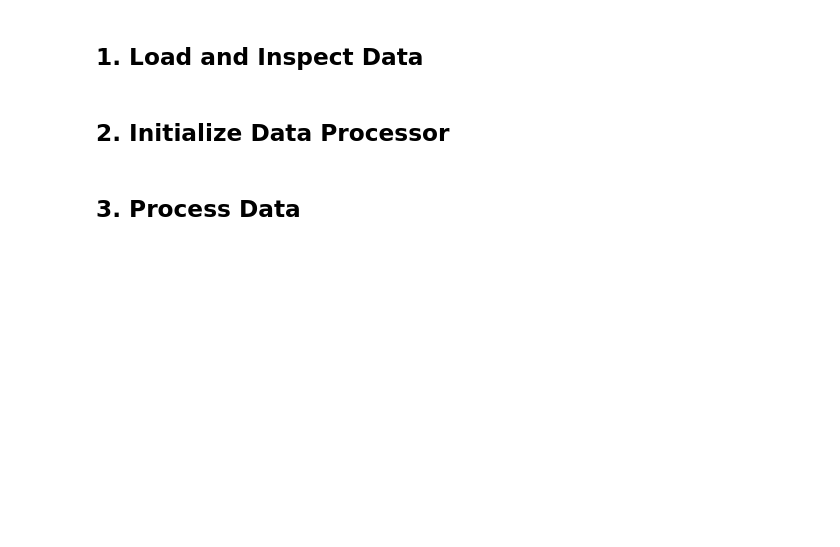
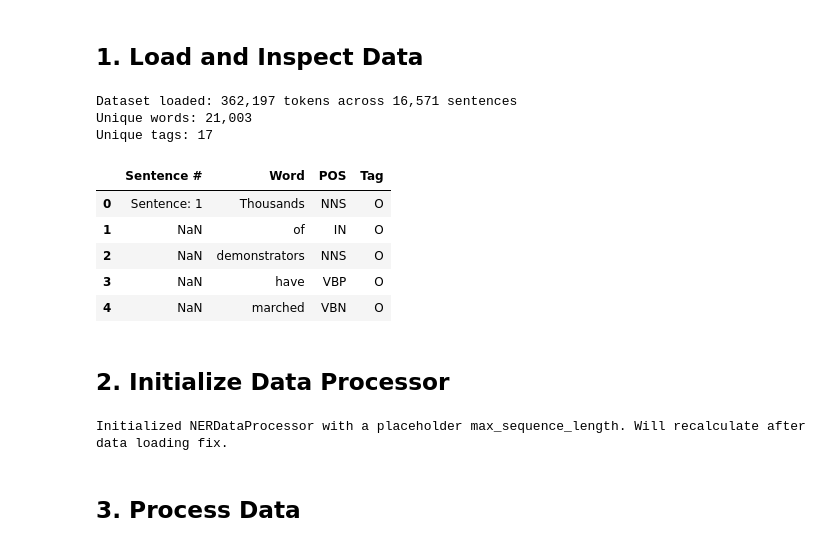
Before and after one commit to trehansalil/sentence_ner, a Jupyter notebook: notebooks/02_data_preprocessing.ipynb, the cells around one changed output. Drawn from its saved outputs; the diff is of its cells as text; code cells hidden in the pictures; blank space fills up the shorter version.

```diff
--- a/notebooks/02_data_preprocessing.ipynb
+++ b/notebooks/02_data_preprocessing.ipynb
@@ -36,14 +38,24 @@ pd.set_option('display.max_rows', 10)
 ## 1. Load and Inspect Data
 # %%
 # Load the dataset
-data_path = '../data/ner_dataset.csv'
+data_path = './data/ner_dataset.csv'
 df = load_dataset(data_path)
 
 print(f"Dataset loaded: {df.shape[0]:,} tokens across {df['Sentence #'].nunique():,} sentences")
 print(f"Unique words: {df['Word'].nunique():,}")
 print(f"Unique tags: {df['Tag'].nunique()}")
 
 # Show sample
 df.head()
+# %% [output]
+Dataset loaded: 362,197 tokens across 16,571 sentences
+Unique words: 21,003
+Unique tags: 17
+|  | Sentence # | Word | POS | Tag |
+| 0 | Sentence: 1 | Thousands | NNS | O |
+| 1 | NaN | of | IN | O |
+| 2 | NaN | demonstrators | NNS | O |
+| 3 | NaN | have | VBP | O |
+| 4 | NaN | marched | VBN | O |
 # %% [markdown]
 ## 2. Initialize Data Processor
@@ -65,2 +62,23 @@ print(f"\nInitialized NERDataProcessor with max_sequence_length={max_length}")
+# %%
+# Initialize the data processor
+# Set max_sequence_length based on sentence length analysis
+sentence_lengths = df.groupby('Sentence #').size()
+# Recalculate sentence_lengths based on the corrected data loading
+# The previous calculation was incorrect due to the data loading issue
+# We need to reload the data correctly first to get meaningful sentence lengths
+
+# For now, initialize with a reasonable default or a value derived from the first few rows if possible
+# A better approach is to fix the loading first and then re-calculate.
+# Given the error is in load_data, the sentence_lengths calculation above is likely wrong.
+# Let's re-initialize the processor with a placeholder max_length and recalculate after fixing the loading.
+
+# Initialize processor with a placeholder max length
+# The actual max_length should be determined AFTER successful data loading and sentence reconstruction.
+# We will need to re-run this cell after fixing the data loading.
+processor = NERDataProcessor(max_sequence_length=128) # Placeholder value
+
+print(f"Initialized NERDataProcessor with a placeholder max_sequence_length. Will recalculate after data loading fix.")
+# %% [output]
+Initialized NERDataProcessor with a placeholder max_sequence_length. Will recalculate after data loading fix.
 # %% [markdown]
 ## 3. Process Data
```
Also changed, not shown: parts of 13 cells of this notebook.
